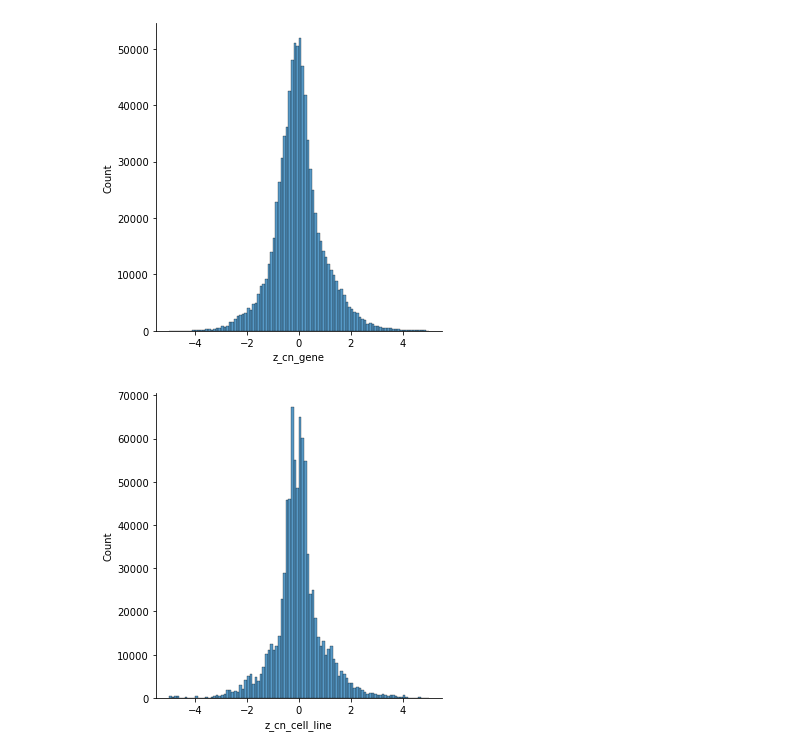
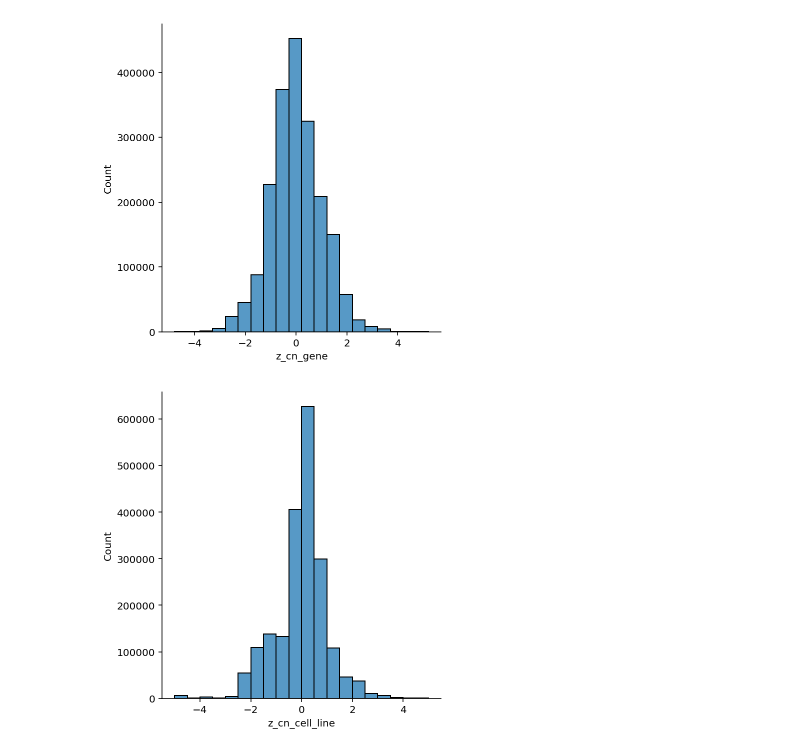
Before and after one commit to Kevin-Haigis-Lab/speclet, a Jupyter notebook: notebooks/data-exploration/001_005_molecular-covariates-eda.ipynb, the cells around one changed output. Saved outputs shown, nothing was run; the diff lists cells and outputs as text; code cells hidden in the pictures.

Commit message:
ana: experimentation with CN transformations

```diff
--- a/notebooks/data-exploration/001_005_molecular-covariates-eda.ipynb
+++ b/notebooks/data-exploration/001_005_molecular-covariates-eda.ipynb
@@ -13,8 +17,10 @@ from speclet.managers.data_managers import CrisprScreenDataManager
 # %%
-hnb = HierarchcalNegativeBinomialModel()
+model = LineageHierNegBinomModel(lineage="kidney")
 # %%
-data_manager = CrisprScreenDataManager(DataFile.DEPMAP_CRC_BONE_LARGE_SUBSAMPLE)
-ct_data = data_manager.get_data()
+data_manager = CrisprScreenDataManager(
+    lineade_modeling_data_path(model.lineage), transformations=[broad_only]
+)
+ct_data = data_manager.get_data(read_kwargs={"low_memory": False})
 ct_data.head()
 # %% [output]
 |  | sgrna | replicate_id | lfc | p_dna_batch | genome_alignment | hugo_symbol | screen | ... |
@@ -27,2 +33,2 @@ ct_data.head()
 # %%
-valid_data = hnb.data_processing_pipeline(ct_data)
+valid_data = model.data_processing_pipeline(ct_data)
@@ -99,8 +94,8 @@ sns.displot(data=valid_data, x="copy_number", binwidth=0.1);
 # %%
-sns.displot(data=valid_data, x="z_cn_gene", binwidth=0.1);
+sns.displot(data=valid_data, x="z_cn_gene", binwidth=0.5);
 # %% [output]
-[figure, old version]
+[figure, new version]
 # %%
-sns.displot(data=valid_data, x="z_cn_cell_line", binwidth=0.1);
+sns.displot(data=valid_data, x="z_cn_cell_line", binwidth=0.5);
 # %% [output]
-[figure, old version]
+[figure, new version]
```
Also changed, not shown: parts of 20 cells of this notebook, 14 other files.
